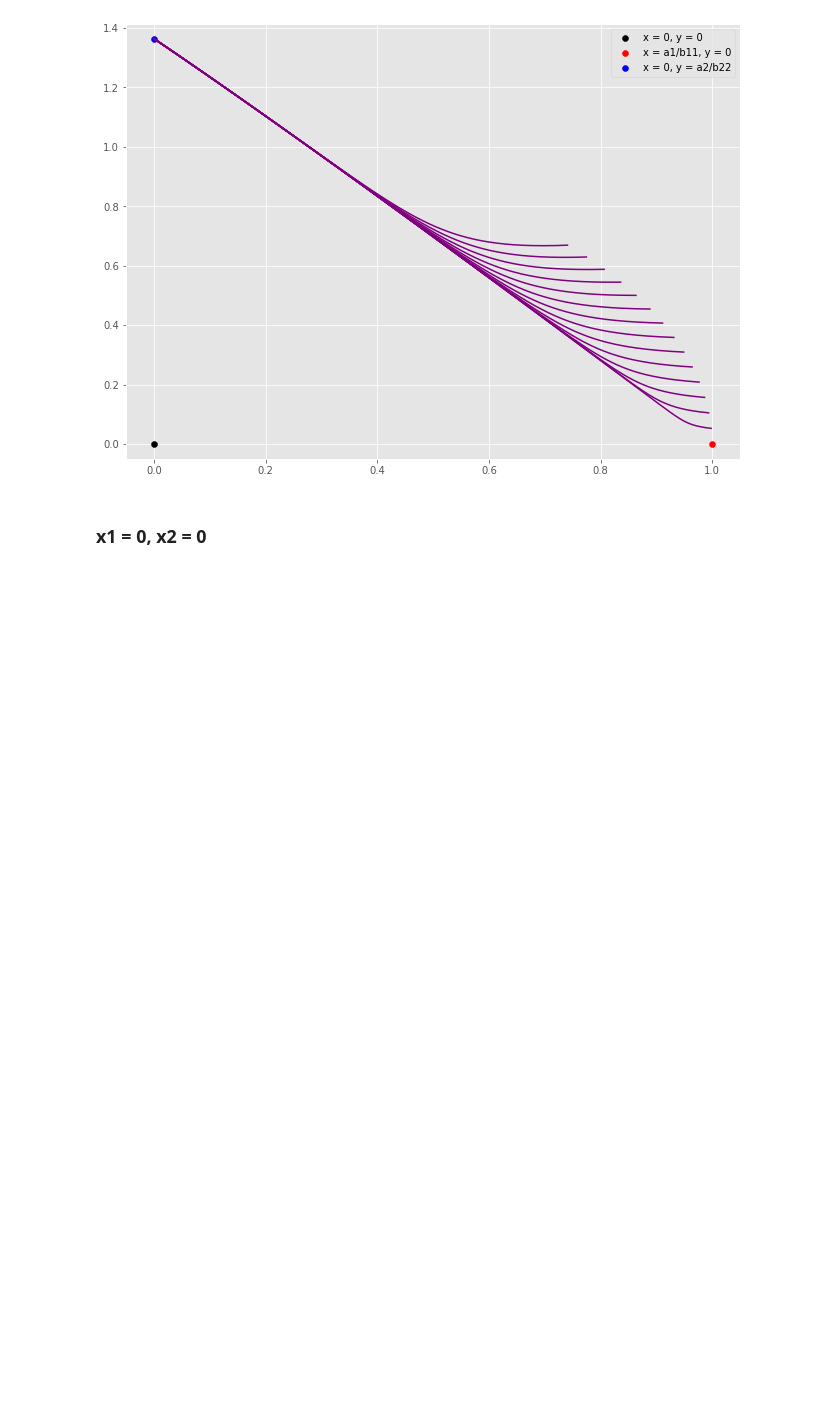
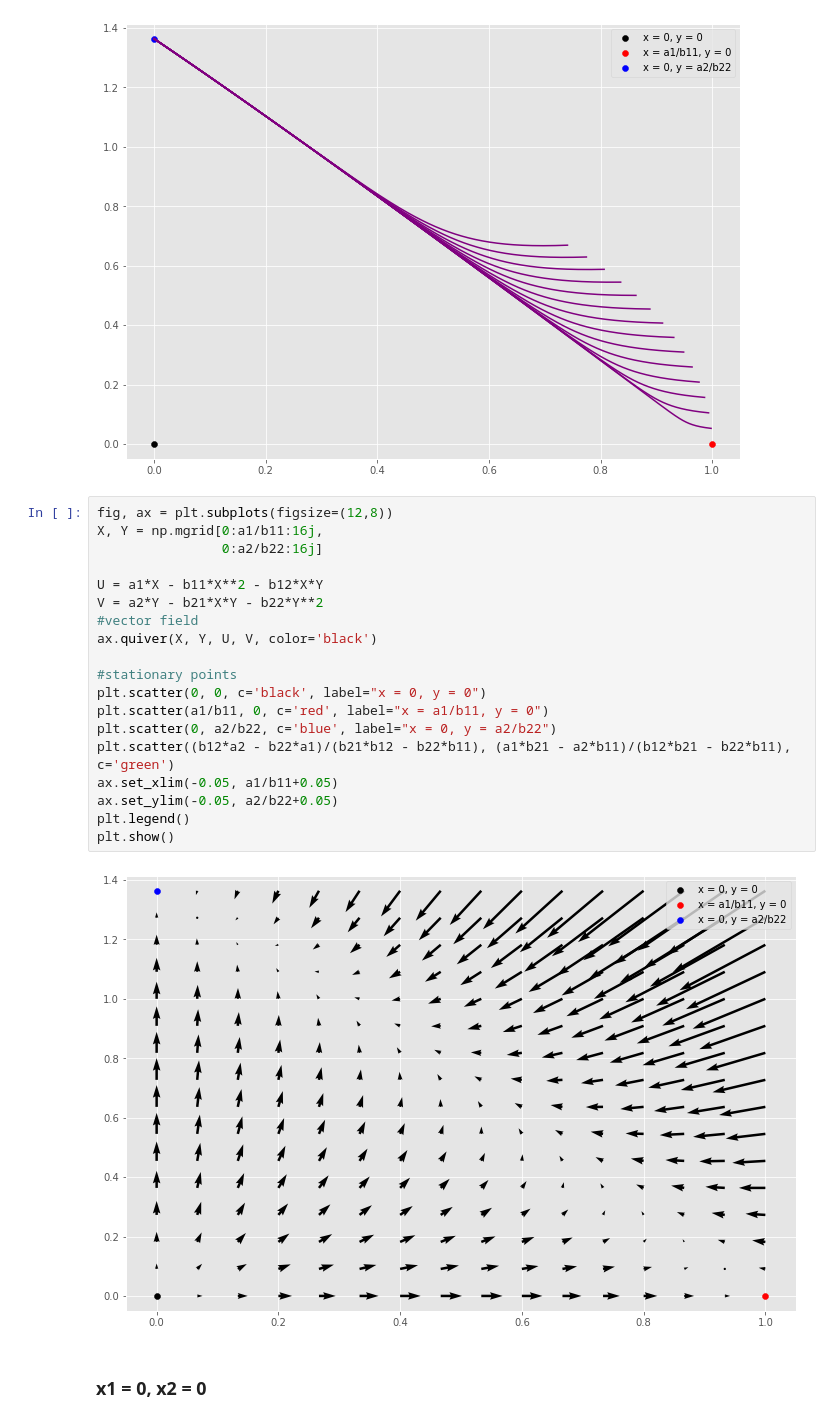
Before and after one commit to kirillzx/Math-projects, a Jupyter notebook: Mathematical_modeling/two_competing_species.ipynb, the cells around one changed output. Cells and saved outputs as stored; diff of their text form; blank space fills up the shorter version.

Commit message:
added vector field

```diff
--- a/Mathematical_modeling/two_competing_species.ipynb
+++ b/Mathematical_modeling/two_competing_species.ipynb
@@ -99,6 +99,27 @@ plt.legend()
 plt.show()
 # %% [output]
 [figure]
+# %%
+fig, ax = plt.subplots(figsize=(12,8))
+X, Y = np.mgrid[0:a1/b11:16j,
+                0:a2/b22:16j]
+
+U = a1*X - b11*X**2 - b12*X*Y
+V = a2*Y - b21*X*Y - b22*Y**2
+#vector field
+ax.quiver(X, Y, U, V, color='black')
+
+#stationary points
+plt.scatter(0, 0, c='black', label="x = 0, y = 0")
+plt.scatter(a1/b11, 0, c='red', label="x = a1/b11, y = 0")
+plt.scatter(0, a2/b22, c='blue', label="x = 0, y = a2/b22")
+plt.scatter((b12*a2 - b22*a1)/(b21*b12 - b22*b11), (a1*b21 - a2*b11)/(b12*b21 - b22*b11), c='green')
+ax.set_xlim(-0.05, a1/b11+0.05)
+ax.set_ylim(-0.05, a2/b22+0.05)
+plt.legend()
+plt.show()
+# %% [output]
+[figure, added]
 # %% [markdown]
 ### x1 = 0, x2 = 0
 # %%
```
